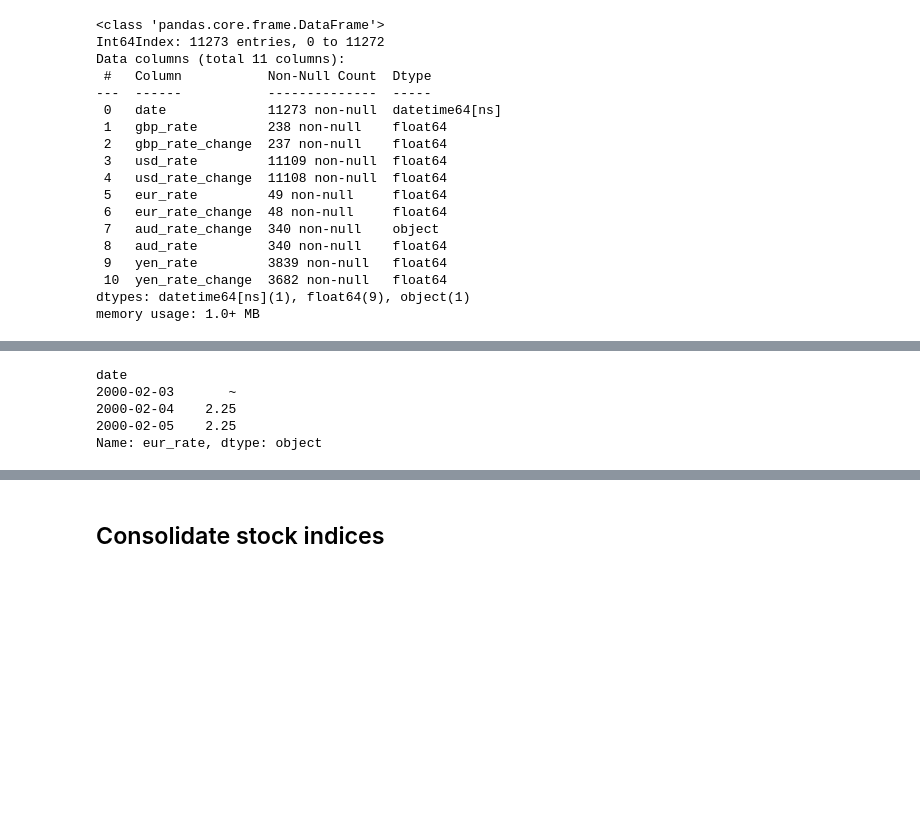
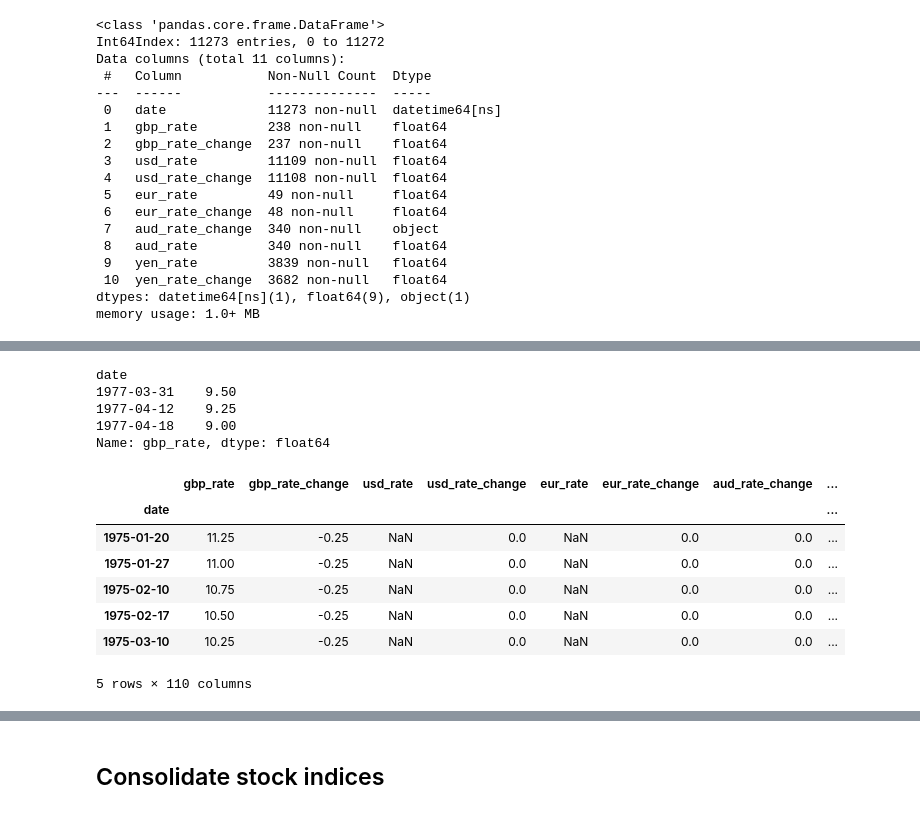
Before and after one commit to jangelchik/interest_equities_gold, a Jupyter notebook: consolidate_v2.ipynb, the cells around one changed output, grey strips where cells are left out. Cells and saved outputs as stored; diff of their text form; code cells hidden in the pictures; blank space fills up the shorter version.

```diff
--- a/consolidate_v2.ipynb
+++ b/consolidate_v2.ipynb
@@ -188,10 +183,21 @@ print(d_non_NaN)
 # %%
-df_rates['eur_rate'][33:36]
+df_rates['gbp_rate'][33:36]
 # %% [output]
 date
-2000-02-03       ~
-2000-02-04    2.25
-2000-02-05    2.25
-Name: eur_rate, dtype: object
+1977-03-31    9.50
+1977-04-12    9.25
+1977-04-18    9.00
+Name: gbp_rate, dtype: float64
+# %%
+df_rates.head()
+# %% [output]
+|  | gbp_rate | gbp_rate_change | usd_rate | usd_rate_change | eur_rate | eur_rate_change | aud_rate_change | ... |
+| date |  |  |  |  |  |  |  | ... |
+| 1975-01-20 | 11.25 | -0.25 | NaN | 0.0 | NaN | 0.0 | 0.0 | ... |
+| 1975-01-27 | 11.00 | -0.25 | NaN | 0.0 | NaN | 0.0 | 0.0 | ... |
+| 1975-02-10 | 10.75 | -0.25 | NaN | 0.0 | NaN | 0.0 | 0.0 | ... |
+| 1975-02-17 | 10.50 | -0.25 | NaN | 0.0 | NaN | 0.0 | 0.0 | ... |
+| 1975-03-10 | 10.25 | -0.25 | NaN | 0.0 | NaN | 0.0 | 0.0 | ... |
+5 rows × 110 columns
 # %%
 %store df_rates
```
Also changed, not shown: parts of 32 cells of this notebook, 2 other files.
